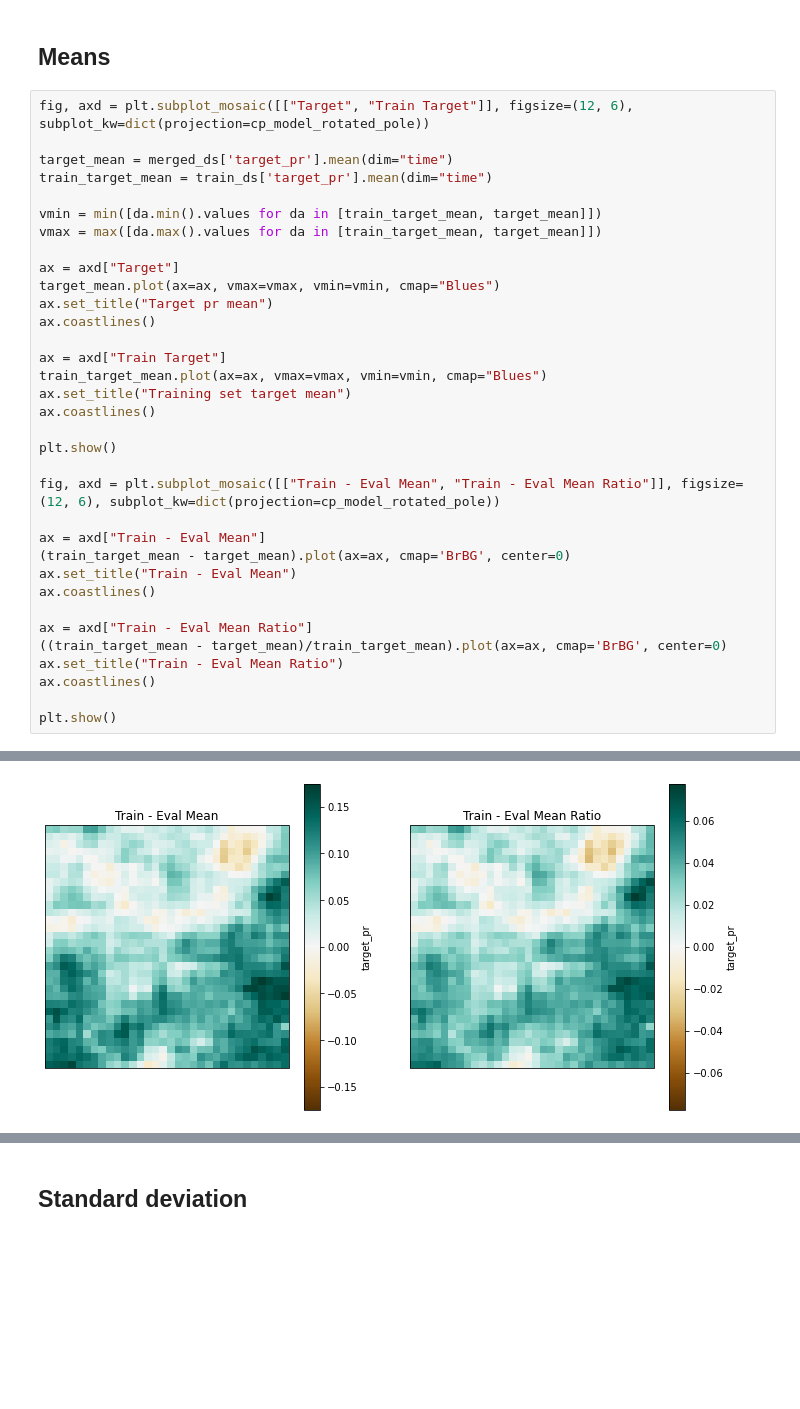
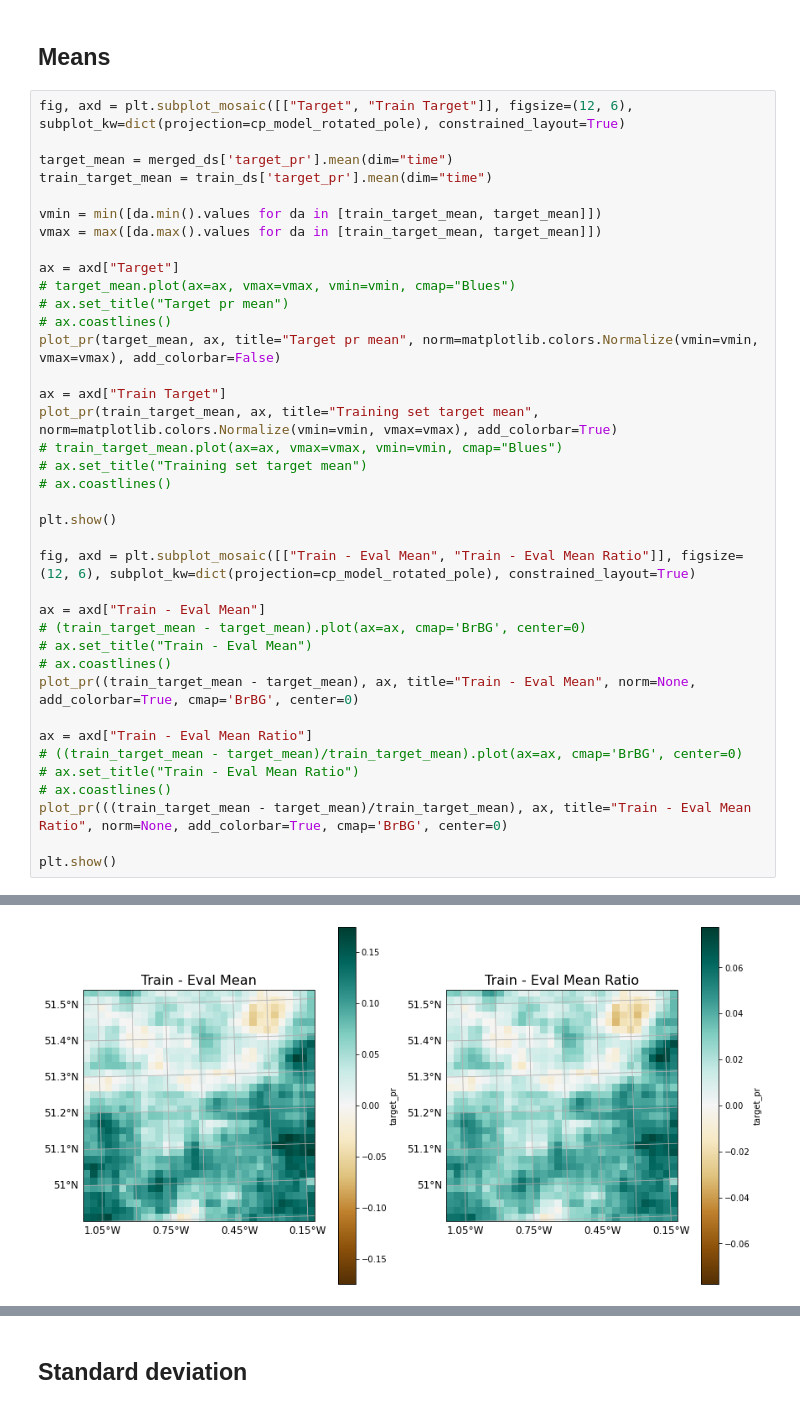
Before and after one commit to henryaddison/ml-downscaling-emulation, a Jupyter notebook: notebooks/exploration/Evaluation vorticity-clean-code.ipynb, the cells around one changed output, grey strips where cells are left out. Saved outputs shown, nothing was run; the diff lists cells and outputs as text; blank space fills up the shorter version.

```diff
--- a/notebooks/exploration/Evaluation vorticity-clean-code.ipynb
+++ b/notebooks/exploration/Evaluation vorticity-clean-code.ipynb
@@ -276,7 +263,7 @@ distribution_figure(total_target_pr, total_pred_pr, total_target_quantiles, tota
 # %% [markdown]
 ## Means
 # %%
-fig, axd = plt.subplot_mosaic([["Target", "Train Target"]], figsize=(12, 6), subplot_kw=dict(projection=cp_model_rotated_pole))
+fig, axd = plt.subplot_mosaic([["Target", "Train Target"]], figsize=(12, 6), subplot_kw=dict(projection=cp_model_rotated_pole), constrained_layout=True)
 
 target_mean = merged_ds['target_pr'].mean(dim="time")
 train_target_mean = train_ds['target_pr'].mean(dim="time")
@@ -285,28 +272,32 @@ vmin = min([da.min().values for da in [train_target_mean, target_mean]])
 vmax = max([da.max().values for da in [train_target_mean, target_mean]])
 
 ax = axd["Target"]
-target_mean.plot(ax=ax, vmax=vmax, vmin=vmin, cmap="Blues")
-ax.set_title("Target pr mean")
-ax.coastlines()
+# target_mean.plot(ax=ax, vmax=vmax, vmin=vmin, cmap="Blues")
+# ax.set_title("Target pr mean")
+# ax.coastlines()
+plot_pr(target_mean, ax, title="Target pr mean", norm=matplotlib.colors.Normalize(vmin=vmin, vmax=vmax), add_colorbar=False)
 
 ax = axd["Train Target"]
-train_target_mean.plot(ax=ax, vmax=vmax, vmin=vmin, cmap="Blues")
-ax.set_title("Training set target mean")
-ax.coastlines()
+plot_pr(train_target_mean, ax, title="Training set target mean", norm=matplotlib.colors.Normalize(vmin=vmin, vmax=vmax), add_colorbar=True)
+# train_target_mean.plot(ax=ax, vmax=vmax, vmin=vmin, cmap="Blues")
+# ax.set_title("Training set target mean")
+# ax.coastlines()
 
 plt.show()
 
-fig, axd = plt.subplot_mosaic([["Train - Eval Mean", "Train - Eval Mean Ratio"]], figsize=(12, 6), subplot_kw=dict(projection=cp_model_rotated_pole))
+fig, axd = plt.subplot_mosaic([["Train - Eval Mean", "Train - Eval Mean Ratio"]], figsize=(12, 6), subplot_kw=dict(projection=cp_model_rotated_pole), constrained_layout=True)
 
 ax = axd["Train - Eval Mean"]
-(train_target_mean - target_mean).plot(ax=ax, cmap='BrBG', center=0)
-ax.set_title("Train - Eval Mean")
-ax.coastlines()
+# (train_target_mean - target_mean).plot(ax=ax, cmap='BrBG', center=0)
+# ax.set_title("Train - Eval Mean")
+# ax.coastlines()
+plot_pr((train_target_mean - target_mean), ax, title="Train - Eval Mean", norm=None, add_colorbar=True, cmap='BrBG', center=0)
 
 ax = axd["Train - Eval Mean Ratio"]
-((train_target_mean - target_mean)/train_target_mean).plot(ax=ax, cmap='BrBG', center=0)
-ax.set_title("Train - Eval Mean Ratio")
-ax.coastlines()
+# ((train_target_mean - target_mean)/train_target_mean).plot(ax=ax, cmap='BrBG', center=0)
+# ax.set_title("Train - Eval Mean Ratio")
+# ax.coastlines()
+plot_pr(((train_target_mean - target_mean)/train_target_mean), ax, title="Train - Eval Mean Ratio", norm=None, add_colorbar=True, cmap='BrBG', center=0)
 
 plt.show()
 # %% [output]
@@ -314,2 +305,2 @@ plt.show()
-[figure, old version]
+[figure, new version]
 # %%
```
Also changed, not shown: parts of 4 cells of this notebook.
